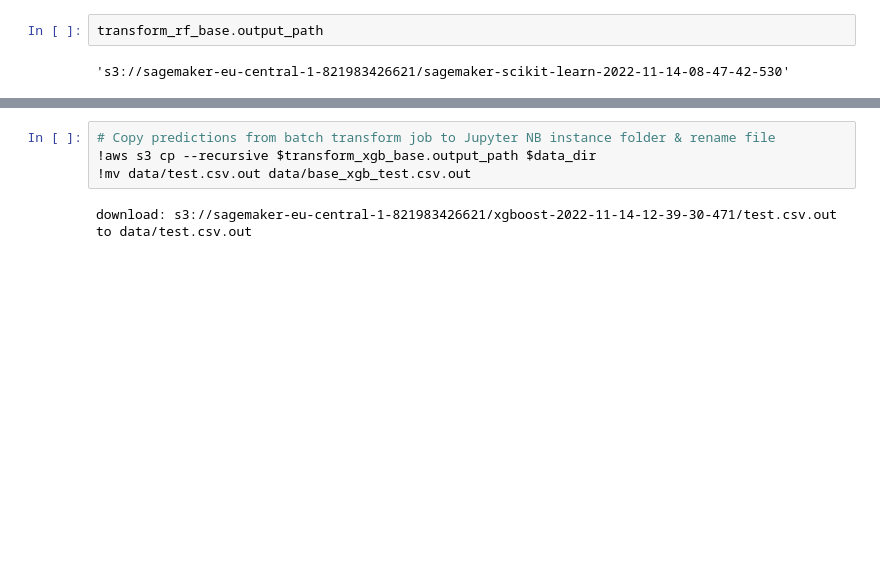
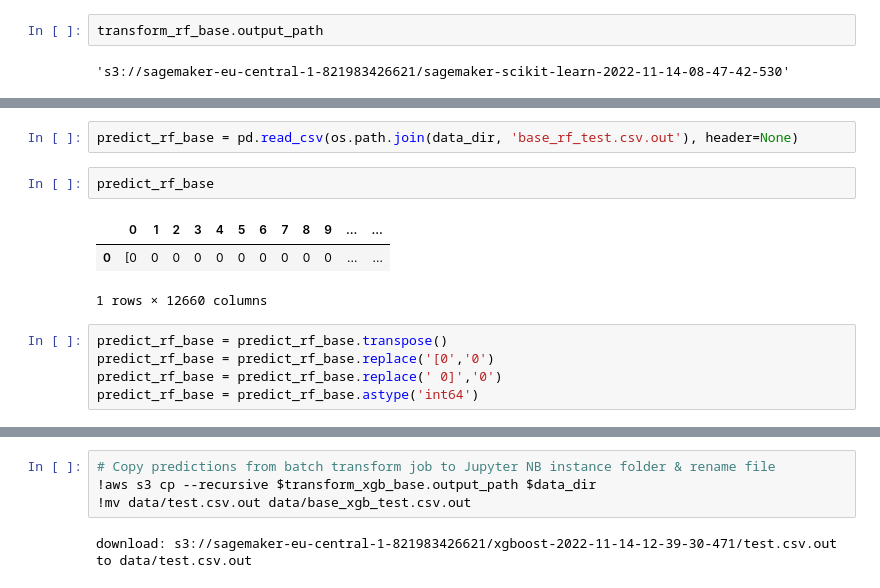
Before and after one commit to datajohnb/ml_eng_capstone, a Jupyter notebook: travel_insurance_classif.ipynb, the cells around one changed output, grey strips where cells are left out. Drawn from its saved outputs; the diff is of its cells as text; blank space fills up the shorter version.

```diff
--- a/travel_insurance_classif.ipynb
+++ b/travel_insurance_classif.ipynb
@@ -464,0 +471,13 @@ transform_rf_base.output_path
+# %%
+predict_rf_base = pd.read_csv(os.path.join(data_dir, 'base_rf_test.csv.out'), header=None)
+# %%
+predict_rf_base
+# %% [output]
+|  | 0 | 1 | 2 | 3 | 4 | 5 | 6 | 7 | 8 | 9 | ... | ... |
+| 0 | [0 | 0 | 0 | 0 | 0 | 0 | 0 | 0 | 0 | 0 | ... | ... |
+1 rows × 12660 columns
+# %%
+predict_rf_base = predict_rf_base.transpose()
+predict_rf_base = predict_rf_base.replace('[0','0')
+predict_rf_base = predict_rf_base.replace(' 0]','0')
+predict_rf_base = predict_rf_base.astype('int64')
```
Also changed, not shown: parts of 21 cells of this notebook.
